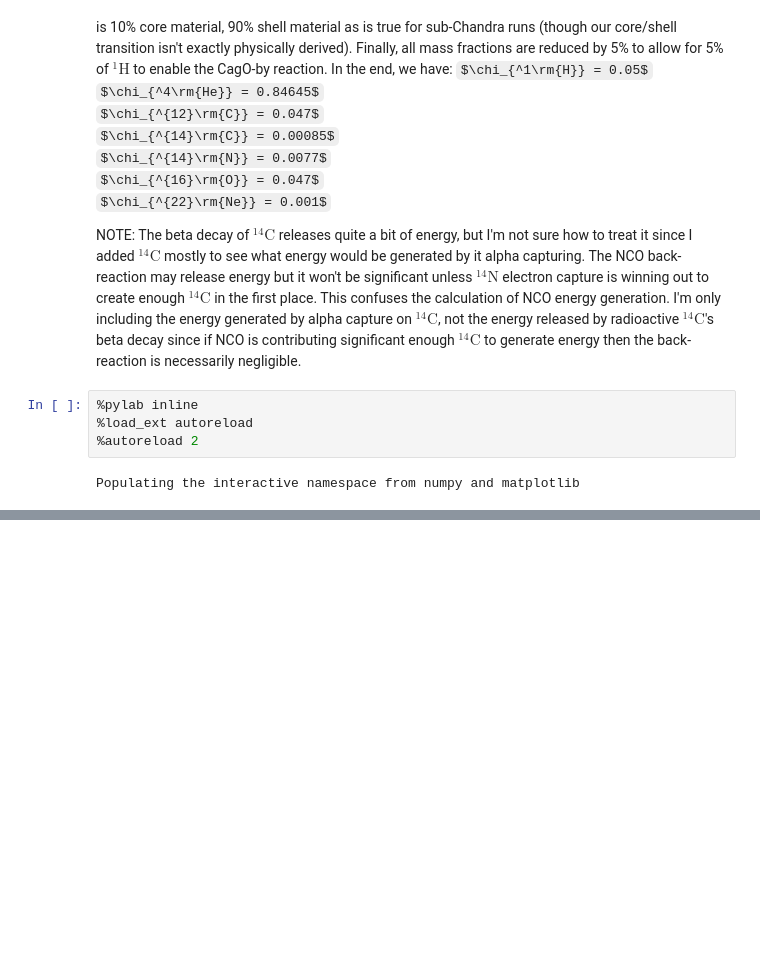
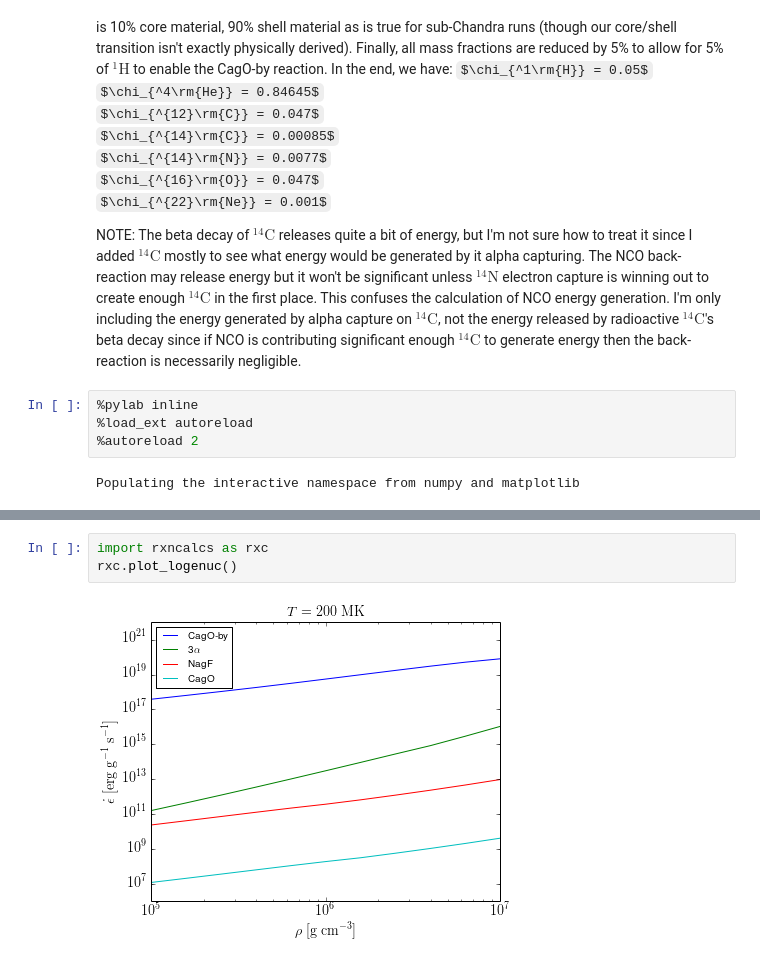
Before and after one commit to AMReX-Astro/MAESTRO, a Jupyter notebook: Exec/SCIENCE/sub_chandra/paper_II/IPyRoot/RxnCalcs.ipynb, the cells around one changed output, grey strips where cells are left out. Cells and saved outputs as stored; diff of their text form; some formulas as TeX source; blank space fills up the shorter version.

Commit message:
Update MESA calc plot with results from latest version

```diff
--- a/Exec/SCIENCE/sub_chandra/paper_II/IPyRoot/RxnCalcs.ipynb
+++ b/Exec/SCIENCE/sub_chandra/paper_II/IPyRoot/RxnCalcs.ipynb
@@ -50,0 +51,5 @@ rxc.plot_logenuc()
+# %%
+import rxncalcs as rxc
+rxc.plot_logenuc()
+# %% [output]
+[figure, added]
```
Also changed, not shown: parts of 1 cell of this notebook, 1 other file.
